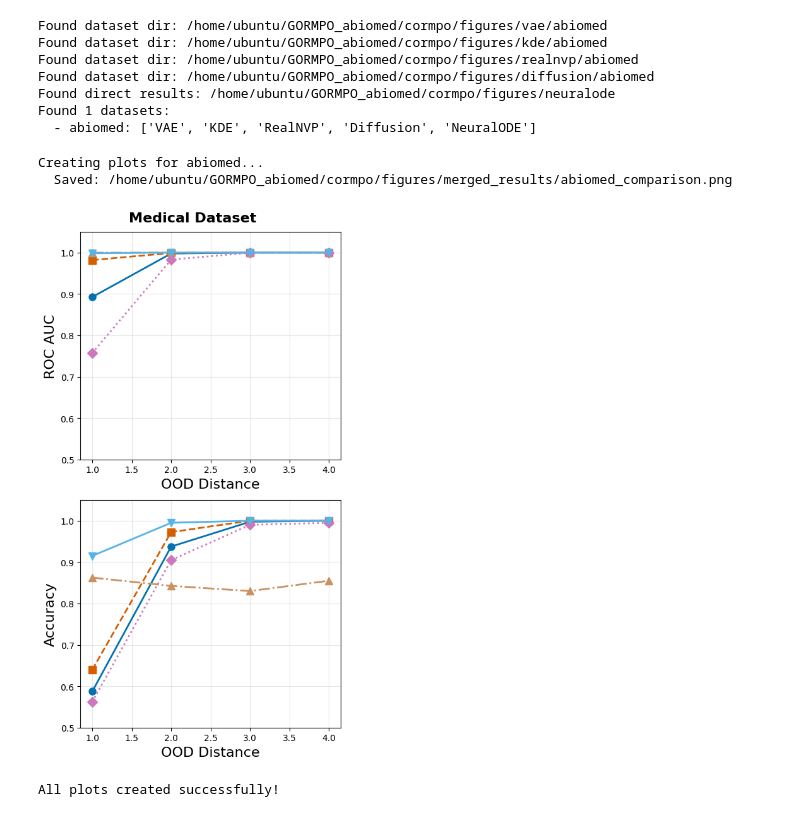
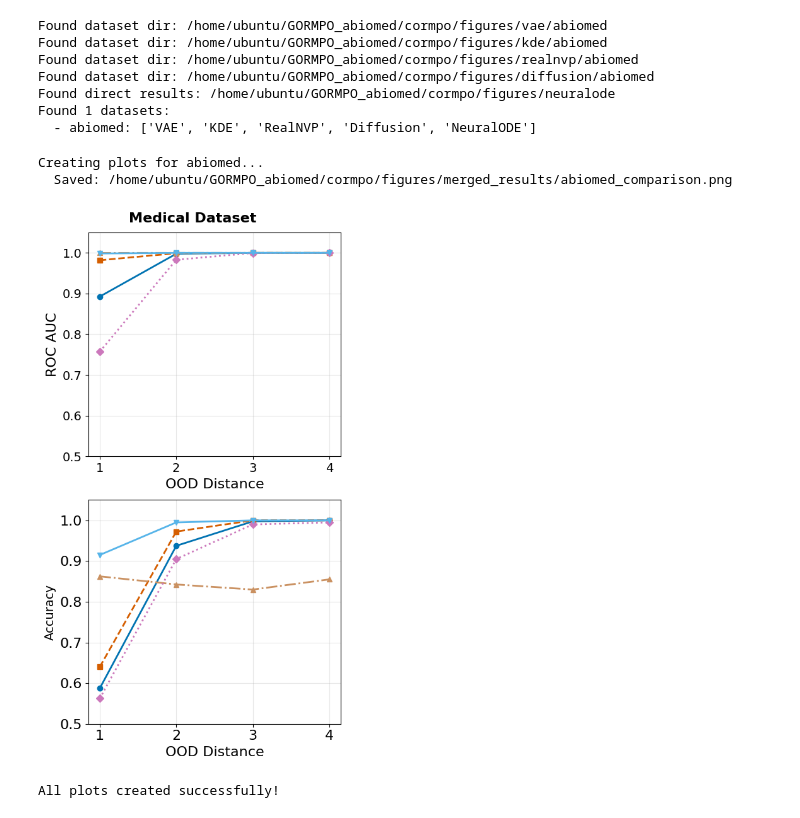
Before and after one commit to aysintumay/GORMPO_abiomed, a Jupyter notebook: cormpo/merge_results.ipynb, the cells around one changed output. Drawn from its saved outputs; the diff is of its cells as text; code cells hidden in the pictures.

```diff
--- a/cormpo/merge_results.ipynb
+++ b/cormpo/merge_results.ipynb
@@ -111,10 +111,11 @@ for dataset_name, methods_data in results_by_dataset.items():
         style = method_styles[method_name]
         ax1.plot(distances, roc_auc, label=method_name,
                 color=style['color'], marker=style['marker'],
-                linestyle=style['linestyle'], linewidth=2, markersize=8)
+                linestyle=style['linestyle'], linewidth=2, markersize=6)
 
     ax1.set_xlabel('OOD Distance', fontsize=16)
     ax1.set_ylabel('ROC AUC', fontsize=16)
+    ax1.tick_params(axis='both', labelsize=14)
     # ax1.set_title('ROC AUC vs OOD Distance', fontsize=16)
     # ax1.legend(fontsize=16)
     ax1.grid(True, alpha=0.3)
@@ -128,10 +129,11 @@ for dataset_name, methods_data in results_by_dataset.items():
         style = method_styles[method_name]
         ax2.plot(distances, accuracy, label=method_name,
                 color=style['color'], marker=style['marker'],
-                linestyle=style['linestyle'], linewidth=2, markersize=8)
+                linestyle=style['linestyle'], linewidth=2, markersize=6)
 
     ax2.set_xlabel('OOD Distance', fontsize=16)
-    ax2.set_ylabel('Accuracy', fontsize=16)
+    ax2.set_ylabel('Accuracy', fontsize=14)
+    ax2.tick_params(axis='both', labelsize=16)
     # ax2.set_title('Accuracy vs OOD Distance', fontsize=16)
     # ax2.legend(fontsize=14)
     ax2.grid(True, alpha=0.3)
@@ -176,34 +178,34 @@ for dataset_name, methods_data in results_by_dataset.items():
     # for method_name, data in methods_data.items():
     #     distances = [d['distance'] for d in data]
     #     recall = [d['recall'] for d in data]
     #     style = method_styles[method_name]
     #     ax6.plot(distances, recall, label=method_name,
     #             color=style['color'], marker=style['marker'],
     #             linestyle=style['linestyle'], linewidth=2, markersize=8)
 
     # ax6.set_xlabel('OOD Distance', fontsize=12)
     # ax6.set_ylabel('Recall', fontsize=12)
     # ax6.set_title('Recall vs OOD Distance', fontsize=14)
     # ax6.legend(fontsize=11)
     # ax6.grid(True, alpha=0.3)
     # ax6.set_ylim([0, 1.05])
 
     plt.tight_layout()
 
     # Save the figure
     output_dir = base_dir / 'merged_results'
     output_dir.mkdir(exist_ok=True)
     output_file = output_dir / f'{dataset_name}_comparison.png'
     plt.savefig(output_file, dpi=300, bbox_inches='tight')
     print(f"  Saved: {output_file}")
 
     plt.show()
 
 print("\nAll plots created successfully!")
 # %% [output]
 Creating plots for abiomed...
   Saved: /home/ubuntu/GORMPO_abiomed/cormpo/figures/merged_results/abiomed_comparison.png
-[figure, old version]
+[figure, new version]
 All plots created successfully!
 # %%
 # Optional: Create a summary table showing key metrics
```
Also changed, not shown: 14 other files.
